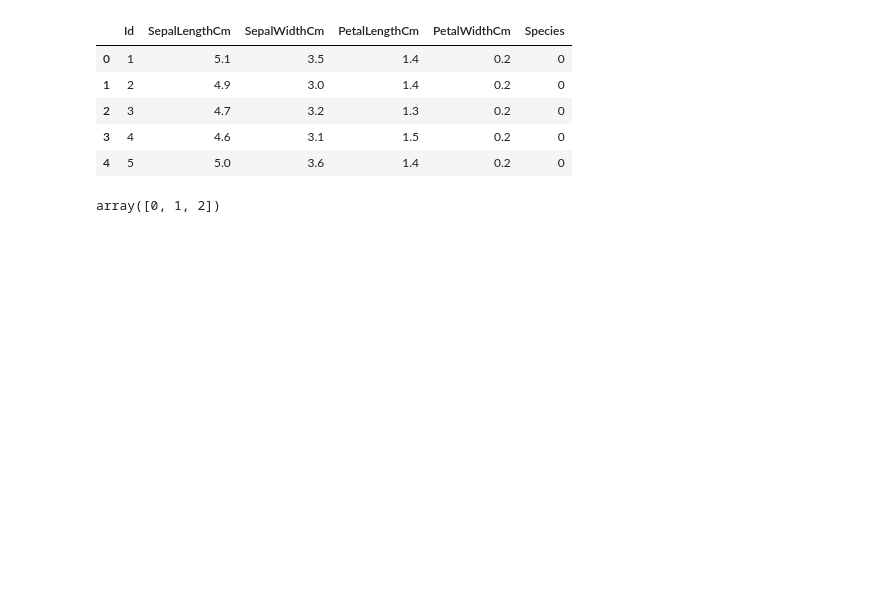
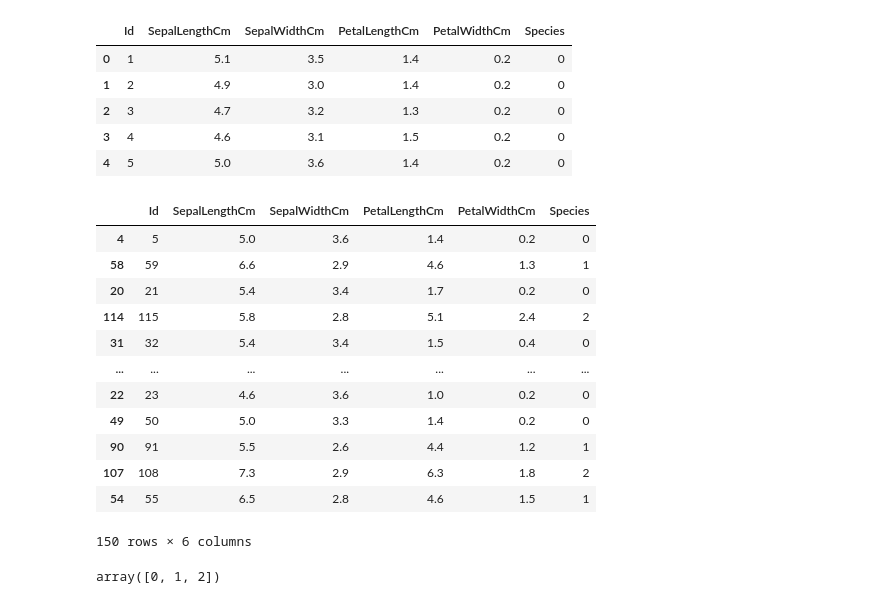
Before and after one commit to olegkich/iris-species-classification, a Jupyter notebook: main.ipynb, the cells around one changed output. Cells and saved outputs as stored; diff of their text form; code cells hidden in the pictures; blank space fills up the shorter version.

```diff
--- a/main.ipynb
+++ b/main.ipynb
@@ -18,6 +18,25 @@ iris_data[0:5]
 | 2 | 3 | 4.7 | 3.2 | 1.3 | 0.2 | 0 |
 | 3 | 4 | 4.6 | 3.1 | 1.5 | 0.2 | 0 |
 | 4 | 5 | 5.0 | 3.6 | 1.4 | 0.2 | 0 |
+# %%
+from sklearn.utils import shuffle
+
+iris_data = shuffle(iris_data, random_state=69)
+iris_data
+# %% [output]
+|  | Id | SepalLengthCm | SepalWidthCm | PetalLengthCm | PetalWidthCm | Species |
+| 4 | 5 | 5.0 | 3.6 | 1.4 | 0.2 | 0 |
+| 58 | 59 | 6.6 | 2.9 | 4.6 | 1.3 | 1 |
+| 20 | 21 | 5.4 | 3.4 | 1.7 | 0.2 | 0 |
+| 114 | 115 | 5.8 | 2.8 | 5.1 | 2.4 | 2 |
+| 31 | 32 | 5.4 | 3.4 | 1.5 | 0.4 | 0 |
+| ... | ... | ... | ... | ... | ... | ... |
+| 22 | 23 | 4.6 | 3.6 | 1.0 | 0.2 | 0 |
+| 49 | 50 | 5.0 | 3.3 | 1.4 | 0.2 | 0 |
+| 90 | 91 | 5.5 | 2.6 | 4.4 | 1.2 | 1 |
+| 107 | 108 | 7.3 | 2.9 | 6.3 | 1.8 | 2 |
+| 54 | 55 | 6.5 | 2.8 | 4.6 | 1.5 | 1 |
+150 rows × 6 columns
 # %%
 np.unique(iris_data['Species'])
 # %% [output]
```
Also changed, not shown: parts of 7 cells of this notebook.
